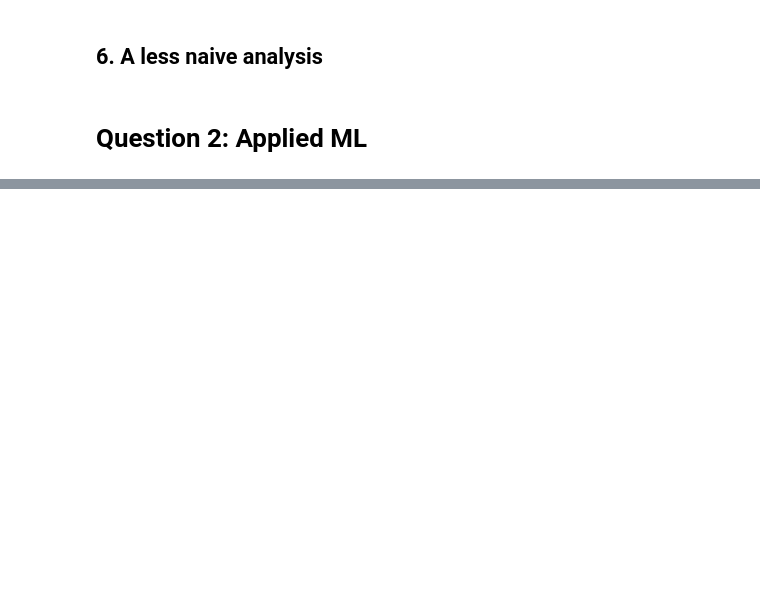
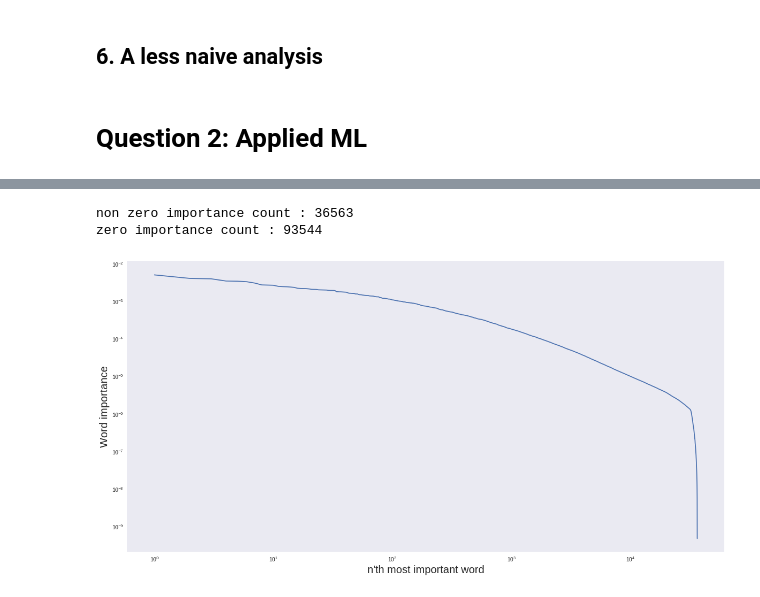
Before and after one commit to brunowicht/ada_project, a Jupyter notebook: 04 - Applied ML/Homework4.ipynb, the cells around one changed output, grey strips where cells are left out. Saved outputs shown, nothing was run; the diff lists cells and outputs as text; code cells hidden in the pictures; blank space fills up the shorter version.

```diff
--- a/04 - Applied ML/Homework4.ipynb
+++ b/04 - Applied ML/Homework4.ipynb
@@ -363,11 +399,25 @@ Then only a little fraction of the remaining importances is big (shown in the gr
 # %%
 non_zero_importance_count = np.count_nonzero(best_classifier.feature_importances_)
 zero_importance_count = best_classifier.feature_importances_.shape[0] - non_zero_importance_count
 
 print("non zero importance count : %s" % non_zero_importance_count)
 print("zero importance count : %s" % zero_importance_count)
 
 non_zero_indices = np.nonzero(best_classifier.feature_importances_)
-plt.plot(range(non_zero_importance_count), np.sort(best_classifier.feature_importances_[non_zero_indices])[::-1])
+sorted_indices = np.argsort(best_classifier.feature_importances_[non_zero_indices])[::-1]
+
+useful_words = np.array(vectorizer.get_feature_names())[non_zero_indices]
+sorted_useful_words = useful_words[sorted_indices]
+
+sorted_feature_importance = best_classifier.feature_importances_[non_zero_indices][sorted_indices]
+
+plt.figure(figsize=(20,10))
+plt.xlabel('n\'th most important word', fontsize=20)
+plt.ylabel('Word importance', fontsize=20)
+plt.plot(range(non_zero_importance_count), sorted_feature_importance)
 plt.loglog()
 plt.show()
+# %% [output]
+non zero importance count : 36563
+zero importance count : 93544
+[figure, added]
```
Also changed, not shown: parts of 10 cells of this notebook.
